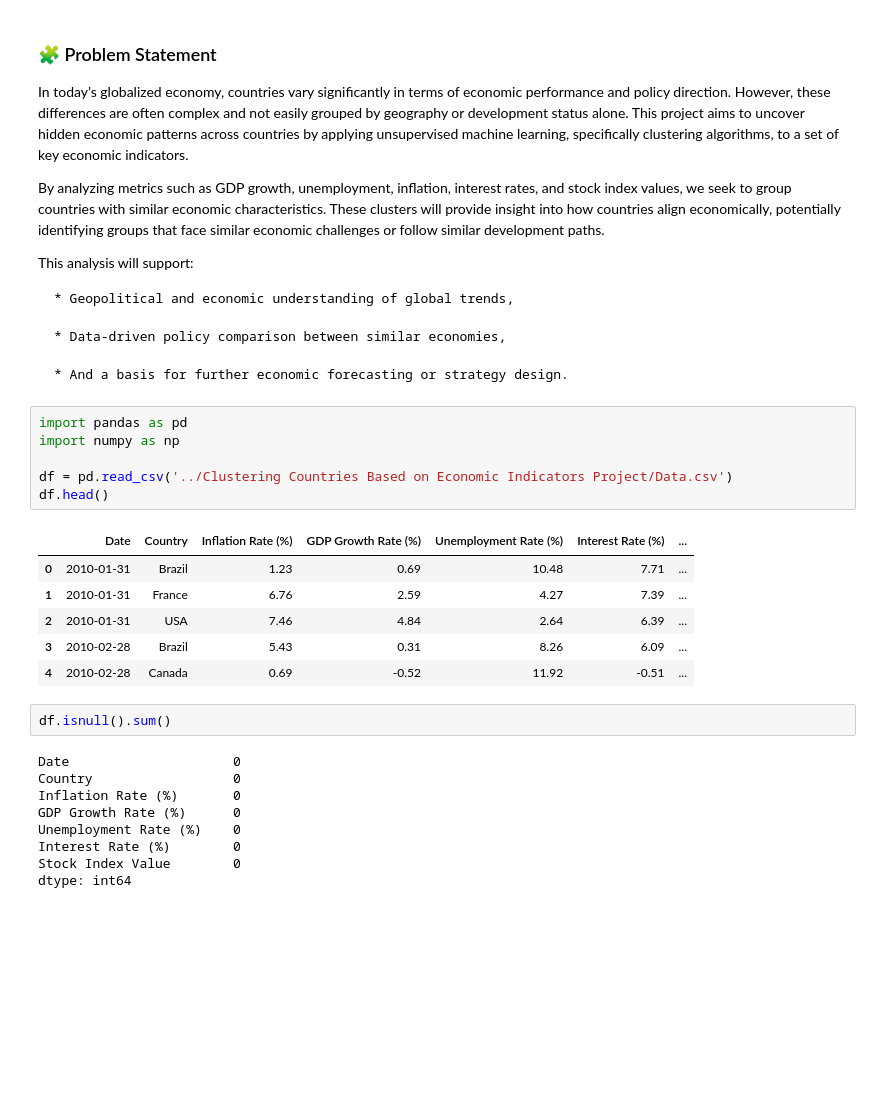
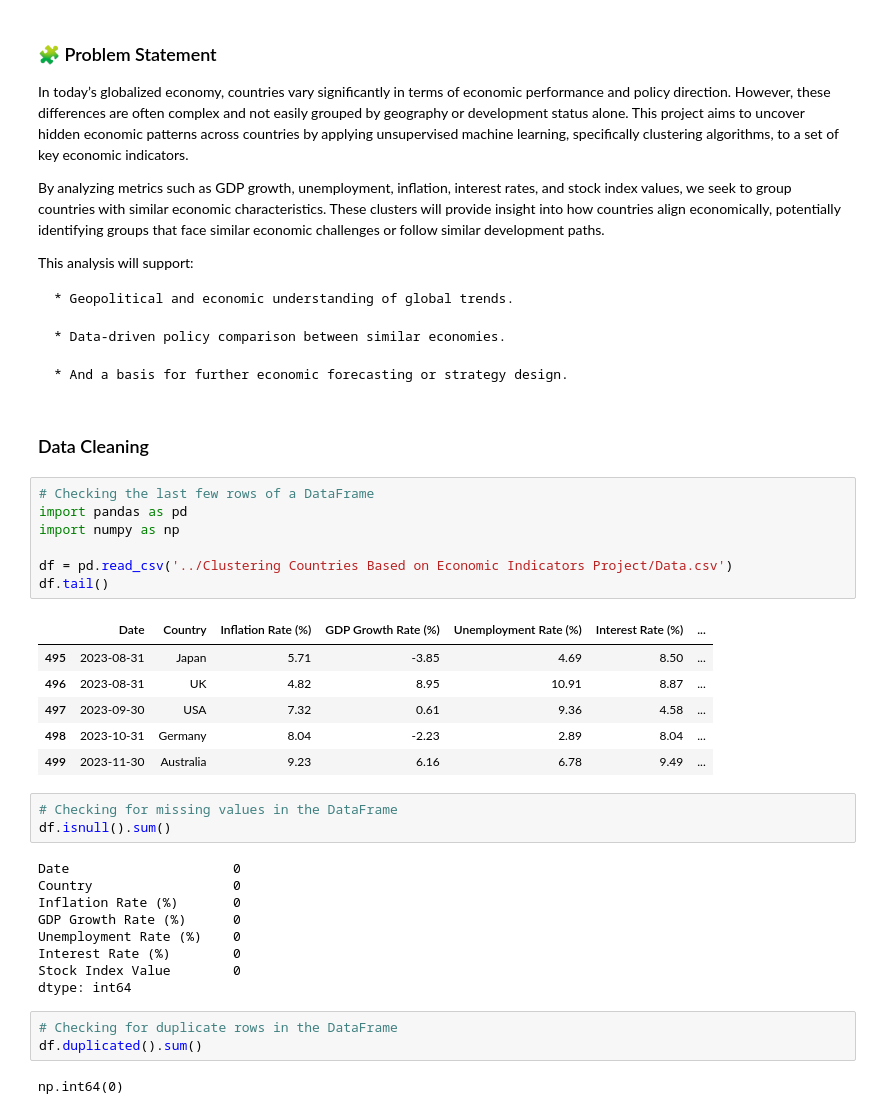
Before and after one commit to muhammederbay10/clustering-countries-economic-indicators, a Jupyter notebook: Countries.ipynb, the cells around one changed output. Cells and saved outputs as stored; diff of their text form; blank space fills up the shorter version.

Commit message:
Implement EDA to understand the data

```diff
--- a/Countries.ipynb
+++ b/Countries.ipynb
@@ -7,25 +7,29 @@ By analyzing metrics such as GDP growth, unemployment, inflation, interest rates
 
 This analysis will support:
 
-    * Geopolitical and economic understanding of global trends,
+    * Geopolitical and economic understanding of global trends.
 
-    * Data-driven policy comparison between similar economies,
+    * Data-driven policy comparison between similar economies.
 
     * And a basis for further economic forecasting or strategy design.
+# %% [markdown]
+### Data Cleaning
 # %%
+# Checking the last few rows of a DataFrame
 import pandas as pd
 import numpy as np
 
 df = pd.read_csv('../Clustering Countries Based on Economic Indicators Project/Data.csv')
-df.head()
+df.tail()
 # %% [output]
 |  | Date | Country | Inflation Rate (%) | GDP Growth Rate (%) | Unemployment Rate (%) | Interest Rate (%) | ... |
-| 0 | 2010-01-31 | Brazil | 1.23 | 0.69 | 10.48 | 7.71 | ... |
-| 1 | 2010-01-31 | France | 6.76 | 2.59 | 4.27 | 7.39 | ... |
-| 2 | 2010-01-31 | USA | 7.46 | 4.84 | 2.64 | 6.39 | ... |
-| 3 | 2010-02-28 | Brazil | 5.43 | 0.31 | 8.26 | 6.09 | ... |
-| 4 | 2010-02-28 | Canada | 0.69 | -0.52 | 11.92 | -0.51 | ... |
+| 495 | 2023-08-31 | Japan | 5.71 | -3.85 | 4.69 | 8.50 | ... |
+| 496 | 2023-08-31 | UK | 4.82 | 8.95 | 10.91 | 8.87 | ... |
+| 497 | 2023-09-30 | USA | 7.32 | 0.61 | 9.36 | 4.58 | ... |
+| 498 | 2023-10-31 | Germany | 8.04 | -2.23 | 2.89 | 8.04 | ... |
+| 499 | 2023-11-30 | Australia | 9.23 | 6.16 | 6.78 | 9.49 | ... |
 # %%
+# Checking for missing values in the DataFrame
 df.isnull().sum()
 # %% [output]
 Date                     0
@@ -36,3 +40,8 @@ Unemployment Rate (%)    0
 Interest Rate (%)        0
 Stock Index Value        0
 dtype: int64
+# %%
+# Checking for duplicate rows in the DataFrame
+df.duplicated().sum()
+# %% [output]
+np.int64(0)
```
Also changed, not shown: parts of 12 cells of this notebook.
